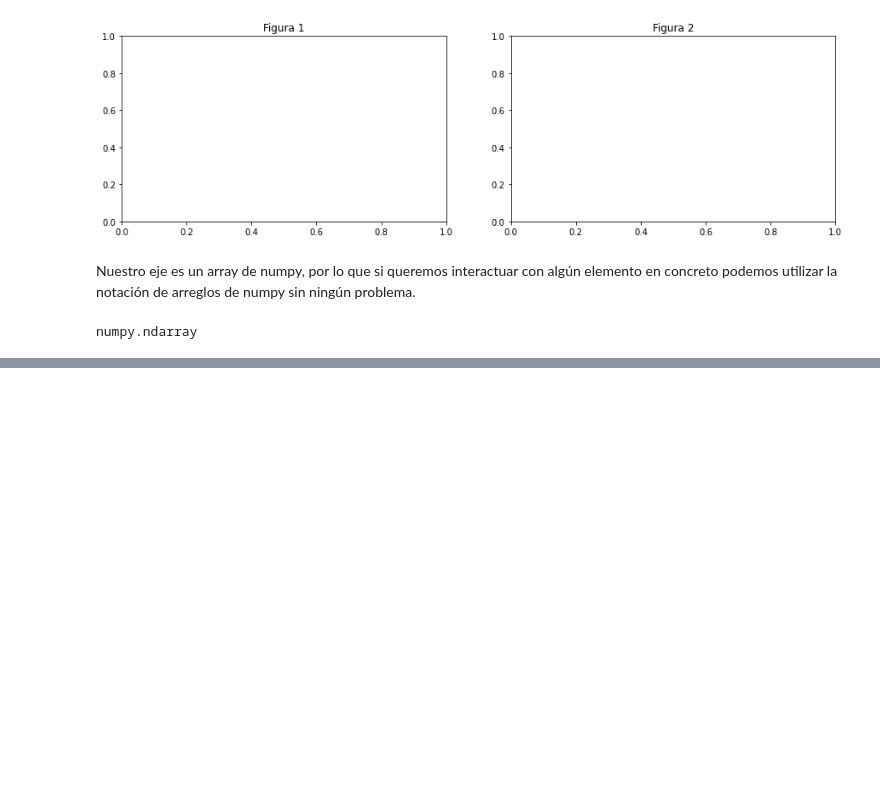
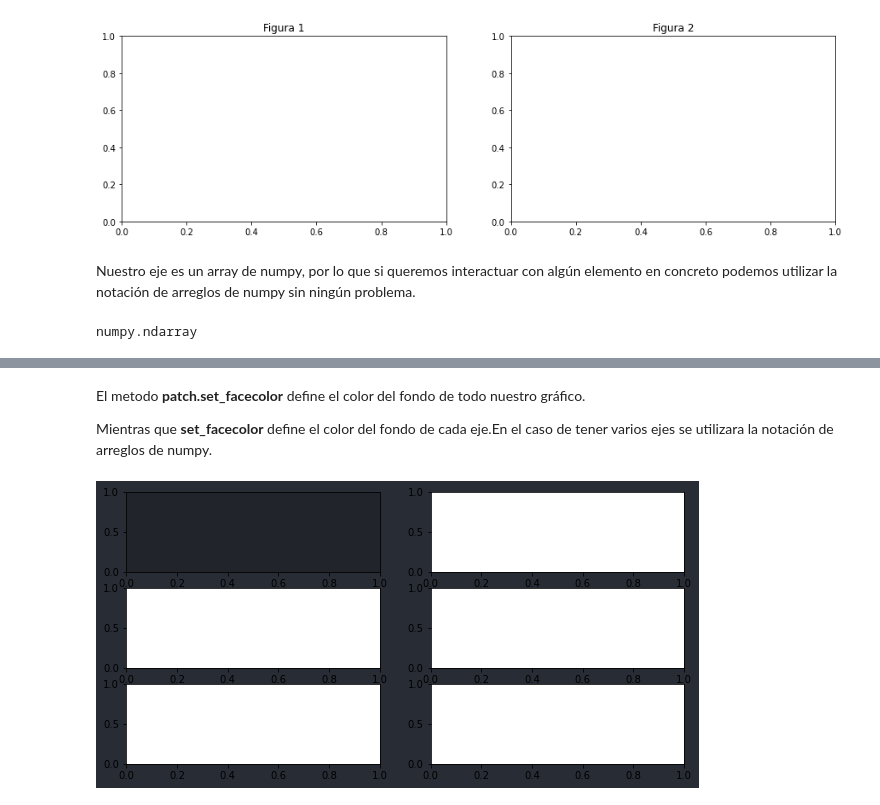
Before and after one commit to JuanFeA98/Data_Visualization, a Jupyter notebook: Matplotlib.ipynb, the cells around one changed output, grey strips where cells are left out. Cells and saved outputs as stored; diff of their text form; code cells hidden in the pictures; blank space fills up the shorter version.

```diff
--- a/Matplotlib.ipynb
+++ b/Matplotlib.ipynb
@@ -88,0 +120,10 @@ Text(0.5, 1.0, 'Figura 4')
+# %% [markdown]
+El metodo **patch.set_facecolor** define el color del fondo de todo nuestro gráfico.
+
+Mientras que **set_facecolor** define el color del fondo de cada eje.En el caso de tener varios ejes se utilizara la notación de arreglos de numpy.
+# %%
+fig, ax = plt.subplots(3,2, figsize=(10, 5))
+fig.patch.set_facecolor('#282c34')
+ax[0,0].set_facecolor('#21252b')
+# %% [output]
+[figure, added]
```
Also changed, not shown: parts of 10 cells of this notebook.
